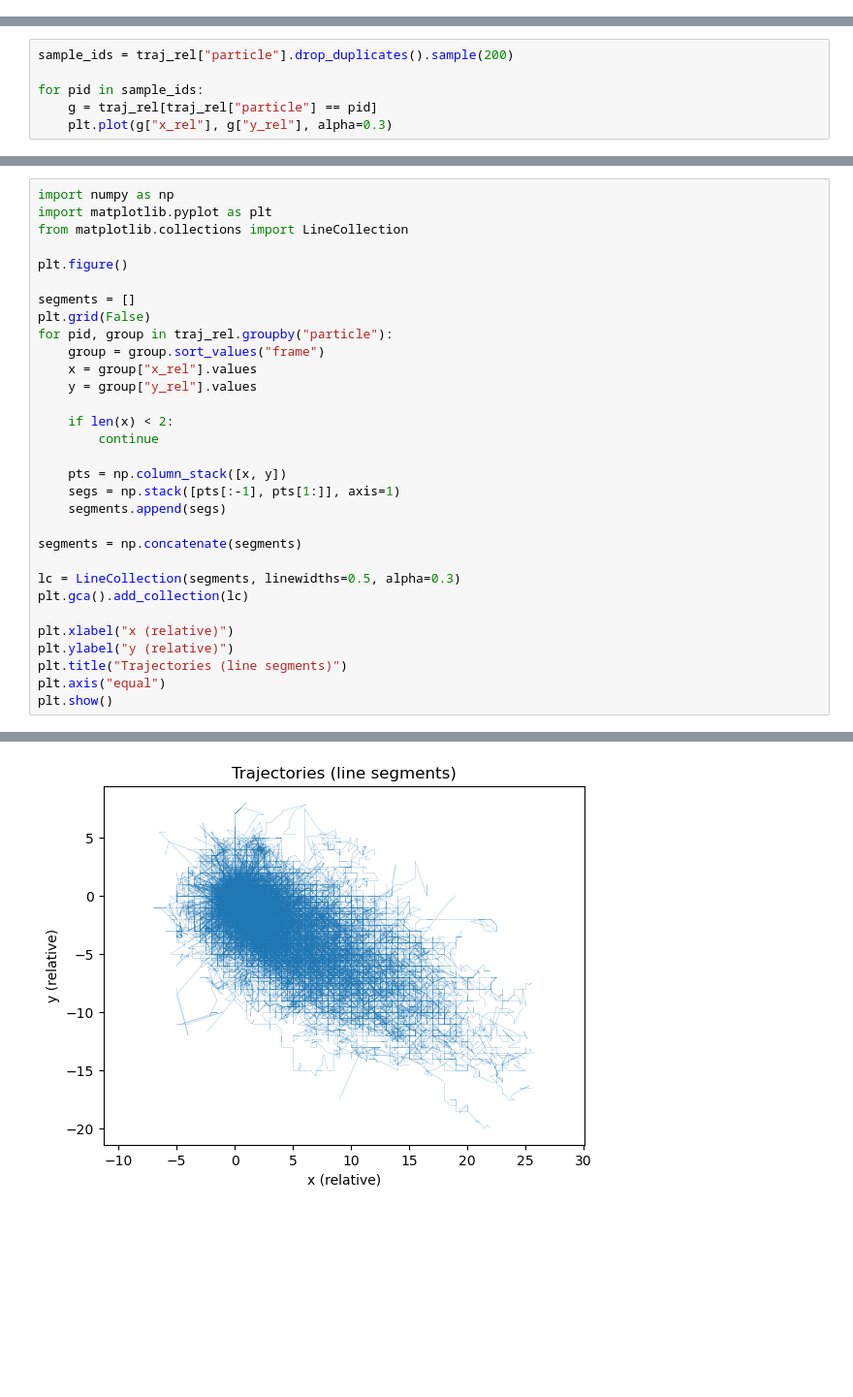
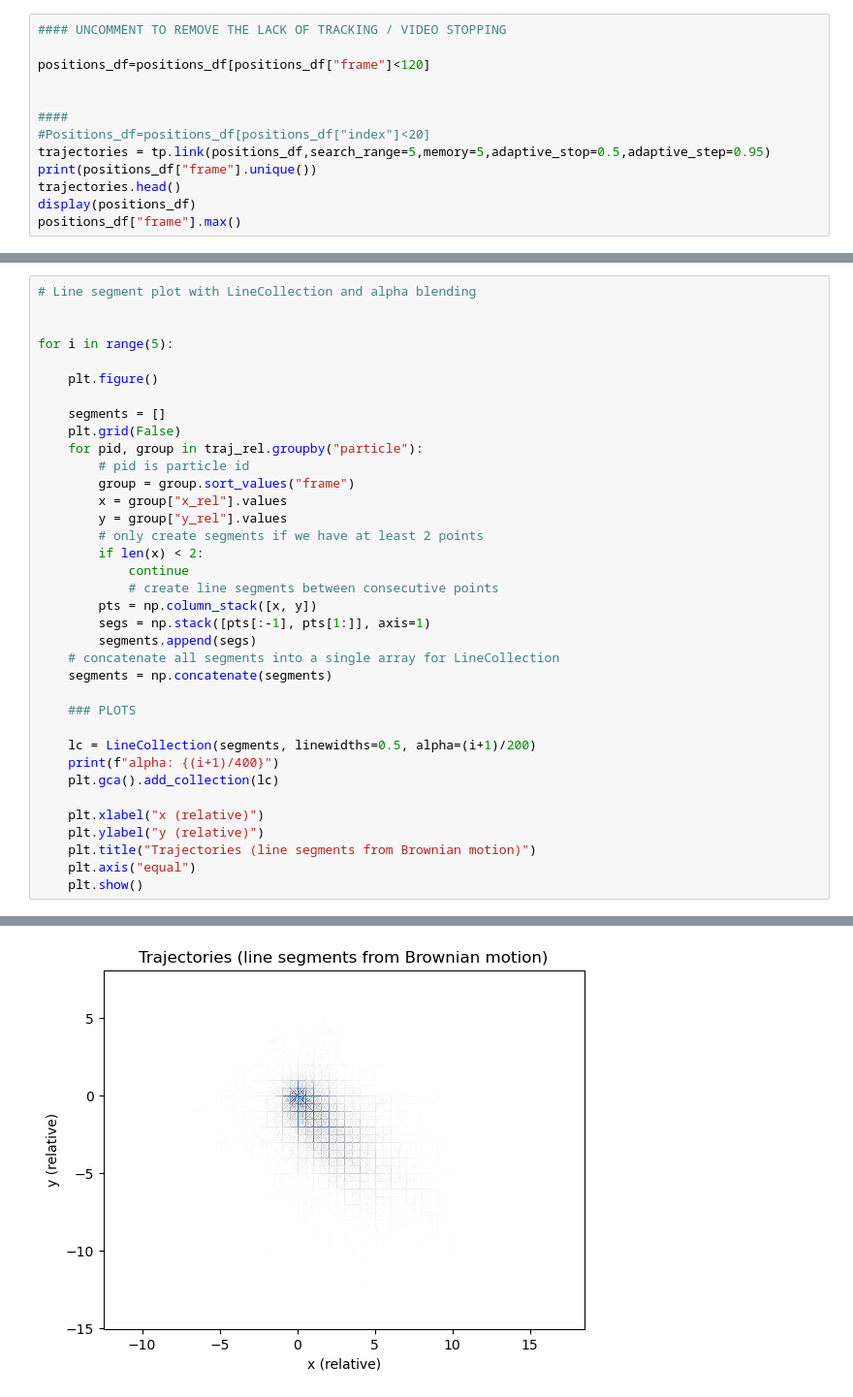
Before and after one commit to jeroenberkhout2005-lang/JetsonAI, a Jupyter notebook: msd.ipynb, the cells around one changed output, grey strips where cells are left out. Shown at 97% size. Cells and saved outputs as stored; diff of their text form; blank space fills up the shorter version.

```diff
--- a/msd.ipynb
+++ b/msd.ipynb
@@ -35,0 +55,13 @@ Frame 199: 831 trajectories present.
+# %%
+#### UNCOMMENT TO REMOVE THE LACK OF TRACKING / VIDEO STOPPING
+
+positions_df=positions_df[positions_df["frame"]<120]
+
+
+####
+#Positions_df=positions_df[positions_df["index"]<20]
+trajectories = tp.link(positions_df,search_range=5,memory=5,adaptive_stop=0.5,adaptive_step=0.95)
+print(positions_df["frame"].unique())
+trajectories.head()
+display(positions_df)
+positions_df["frame"].max()
@@ -146,6 +257,0 @@ plt.show()
-# %%
-sample_ids = traj_rel["particle"].drop_duplicates().sample(200)
-
-for pid in sample_ids:
-    g = traj_rel[traj_rel["particle"] == pid]
-    plt.plot(g["x_rel"], g["y_rel"], alpha=0.3)
@@ -169,32 +274,37 @@ plt.show()
 # %%
-import numpy as np
-import matplotlib.pyplot as plt
-from matplotlib.collections import LineCollection
+# Line segment plot with LineCollection and alpha blending
 
-plt.figure()
 
-segments = []
-plt.grid(False)
-for pid, group in traj_rel.groupby("particle"):
-    group = group.sort_values("frame")
-    x = group["x_rel"].values
-    y = group["y_rel"].values
+for i in range(5):
 
-    if len(x) < 2:
-        continue
+    plt.figure()
 
-    pts = np.column_stack([x, y])
-    segs = np.stack([pts[:-1], pts[1:]], axis=1)
-    segments.append(segs)
+    segments = []
+    plt.grid(False)
+    for pid, group in traj_rel.groupby("particle"):
+        # pid is particle id
+        group = group.sort_values("frame")
+        x = group["x_rel"].values
+        y = group["y_rel"].values
+        # only create segments if we have at least 2 points
+        if len(x) < 2:
+            continue
+            # create line segments between consecutive points
+        pts = np.column_stack([x, y])
+        segs = np.stack([pts[:-1], pts[1:]], axis=1)
+        segments.append(segs)
+    # concatenate all segments into a single array for LineCollection
+    segments = np.concatenate(segments)
 
-segments = np.concatenate(segments)
+    ### PLOTS
 
-lc = LineCollection(segments, linewidths=0.5, alpha=0.3)
-plt.gca().add_collection(lc)
+    lc = LineCollection(segments, linewidths=0.5, alpha=(i+1)/200)
+    print(f"alpha: {(i+1)/400}")
+    plt.gca().add_collection(lc)
 
-plt.xlabel("x (relative)")
-plt.ylabel("y (relative)")
-plt.title("Trajectories (line segments)")
-plt.axis("equal")
-plt.show()
+    plt.xlabel("x (relative)")
+    plt.ylabel("y (relative)")
+    plt.title("Trajectories (line segments from Brownian motion)")
+    plt.axis("equal")
+    plt.show()
 # %% [output]
@@ -201 +312 @@ plt.show()
-[figure, old version]
+[figure, new version]
```
Also changed, not shown: parts of 24 cells of this notebook.
